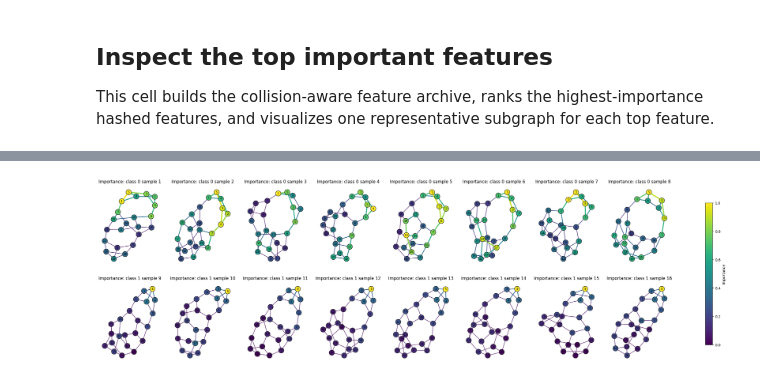
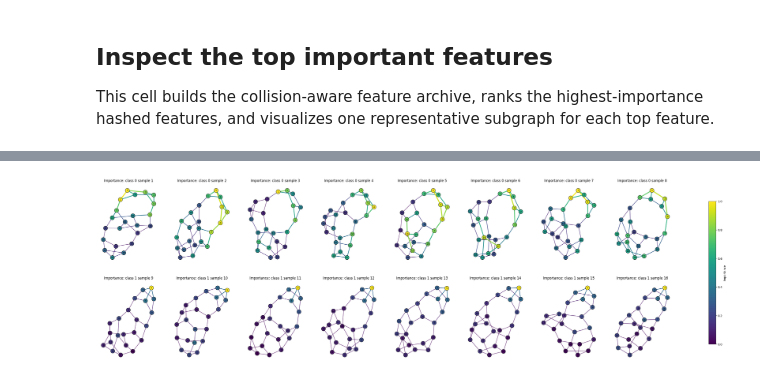
Before and after one commit to Xfcosta/NSPPK, a Jupyter notebook: notebooks/Importance Demo.ipynb, the cells around one changed output, grey strips where cells are left out. Cells and saved outputs as stored; diff of their text form; code cells hidden in the pictures.

```diff
--- a/notebooks/Importance Demo.ipynb
+++ b/notebooks/Importance Demo.ipynb
@@ -437,15 +437,15 @@ plot_graphs(
 # %%
 from utils import plot_graph_importance
 
 importance_samples = [importance_graphs[idx] for idx in example_indices]
 importance_titles = [f'Importance: class {importance_graphs[idx].graph["class_id"]} sample {i + 1}' for i, idx in enumerate(example_indices)]
 plot_graph_importance(
     importance_samples,
     titles=importance_titles,
     importance_key=IMPORTANCE_KEY,
     cols=min(8, NUM_EXAMPLE_GRAPHS),
-    size=4.5,
+    size=5.75,
     use_pos=False,
 )
 # %% [output]
-[figure, old version]
+[figure, new version]
```
Also changed, not shown: parts of 1 cell of this notebook, 8 other files.
